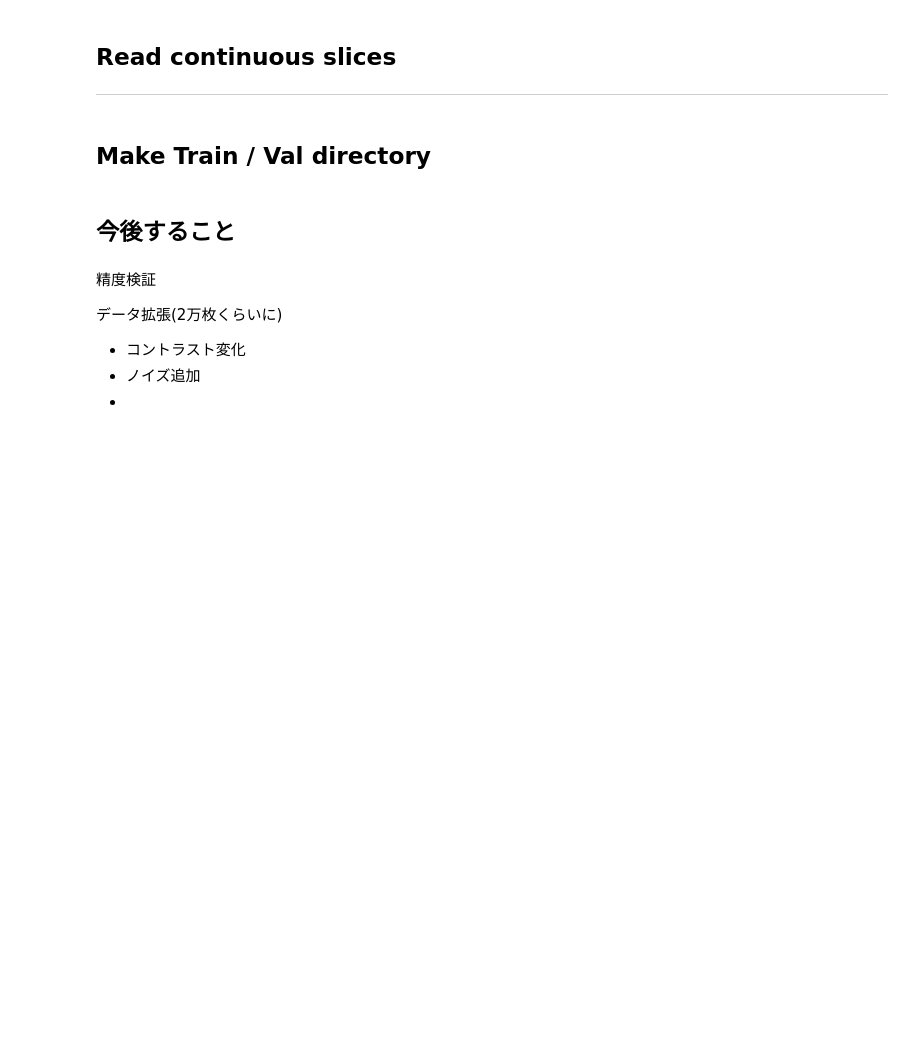
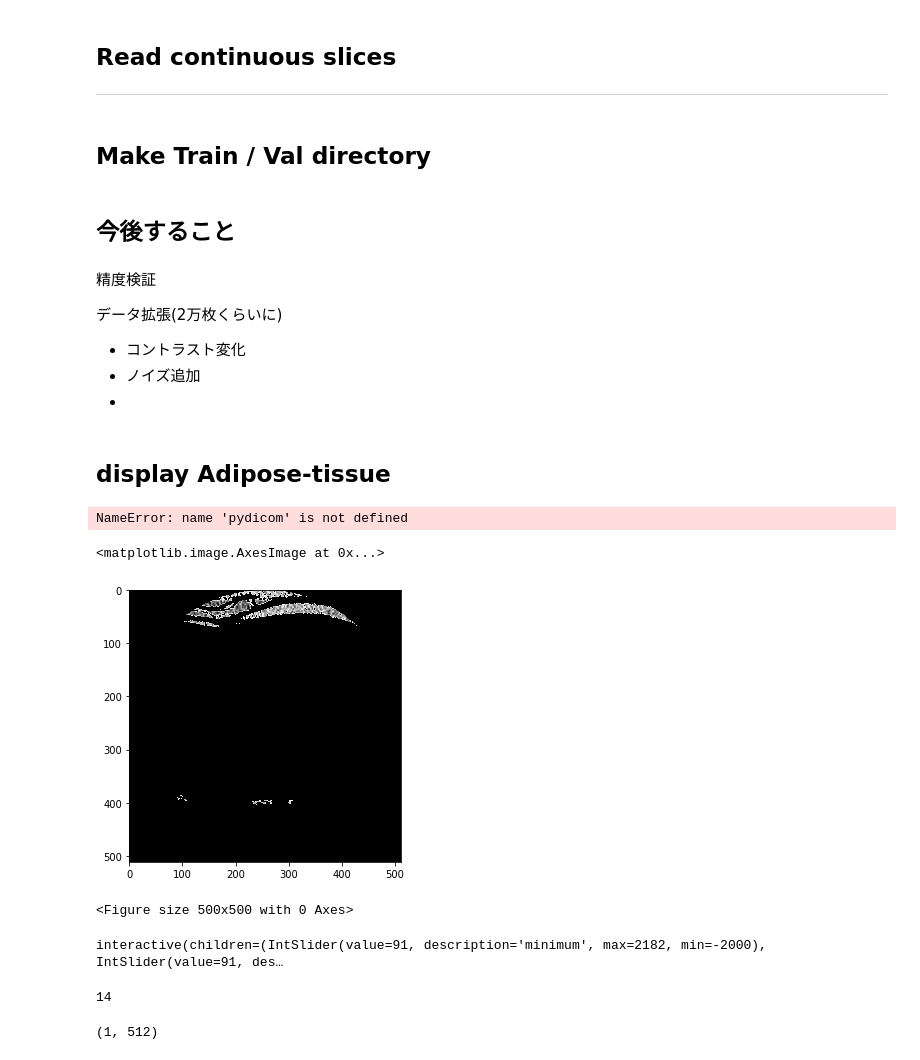
Before and after one commit to onetk/Preprocess-Dicom-MHD, a Jupyter notebook: ReadDicom.ipynb, the cells around one changed output. Saved outputs shown, nothing was run; the diff lists cells and outputs as text; code cells hidden in the pictures; blank space fills up the shorter version.

Commit message:
add checking adipose cell

```diff
--- a/ReadDicom.ipynb
+++ b/ReadDicom.ipynb
@@ -179,3 +178,44 @@ for png_file_path in natsorted(glob.glob(root_dir+'png/*'))[12:]:
 - コントラスト変化
 - ノイズ追加
 -
+# %% [markdown]
+## display Adipose-tissue
+# %%
+d = pydicom.read_file('./Dicom/L0/SE0/IM0')
+# d.pixel_array[(d.pixel_array > -250) & (d.pixel_array < -30)]
+# %% [output]
+NameError: name 'pydicom' is not defined
+# %%
+d.pixel_array[d.pixel_array < -250] = 0          #  ---- | -250 | +++++++++++++++++++
+d.pixel_array[d.pixel_array >  100] = 0          #  +++++++++++++++++++++| -30 | ----
+# %%
+plt.imshow(d.pixel_array)
+# plt.imshow(d.pixel_array[d.pixel_array < -30])
+# %% [output]
+<matplotlib.image.AxesImage at 0x...>
+[figure, added]
+# %%
+# 教師画像の断面表示する
+plt.figure(figsize=(20, 20), dpi=25)
+plt.rcParams['figure.figsize'] = (5.0, 5.0)
+
+d = pydicom.read_file('./Dicom/M0/SE0/IM100')
+
+@interact(minimum=(np.min(d.pixel_array), np.max(d.pixel_array)),maximum=(np.min(d.pixel_array), np.max(d.pixel_array)))
+def plot_adipose(minimum,maximum):
+    adipose = deepcopy(d)
+    adipose.pixel_array[adipose.pixel_array < minimum] = 0          #  ---- | -250 | +++++++++++++++++++
+    adipose.pixel_array[adipose.pixel_array > maximum] = 0          #  +++++++++++++++++++++| -30 | ----
+    plt.imshow(adipose.pixel_array)
+# %% [output]
+<Figure size 500x500 with 0 Axes>
+interactive(children=(IntSlider(value=91, description='minimum', max=2182, min=-2000), IntSlider(value=91, des…
+# %%
+# ２番目の値
+np.min(d.pixel_array[d.pixel_array > np.min(d.pixel_array)])
+# %% [output]
+14
+# %%
+d.pixel_array[np.where(np.min(d.pixel_array))].shape
+# %% [output]
+(1, 512)
```
Also changed, not shown: parts of 1 cell of this notebook.
